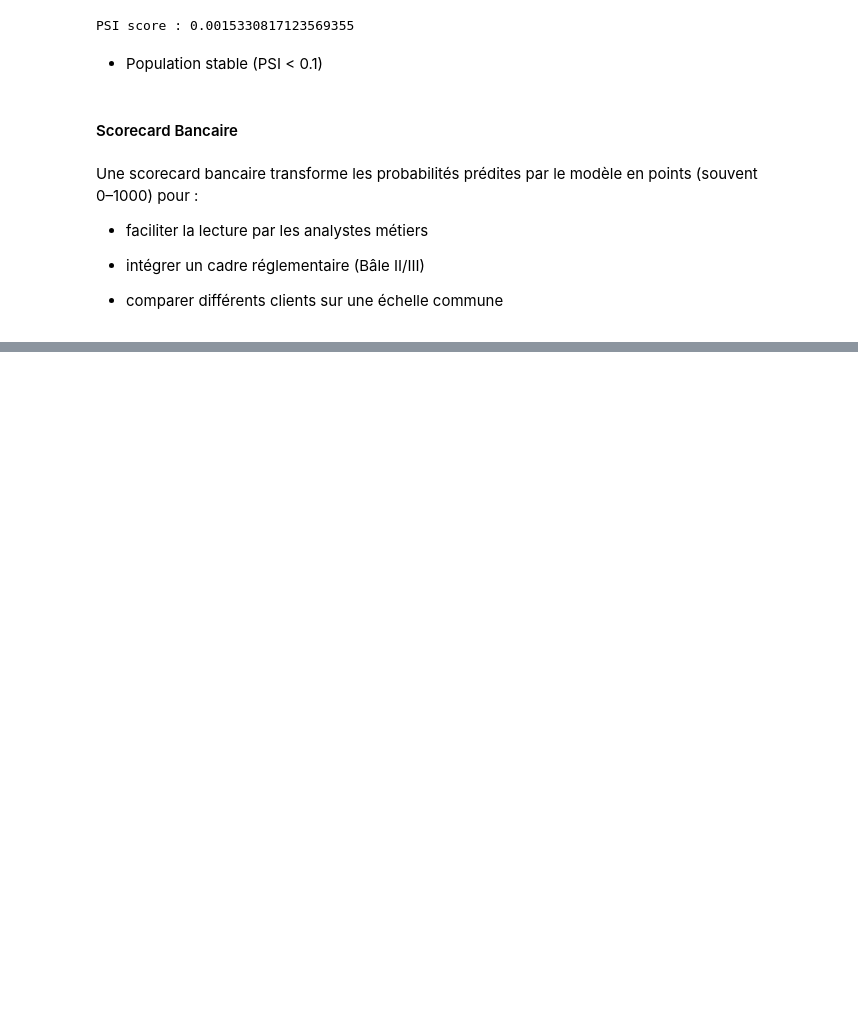
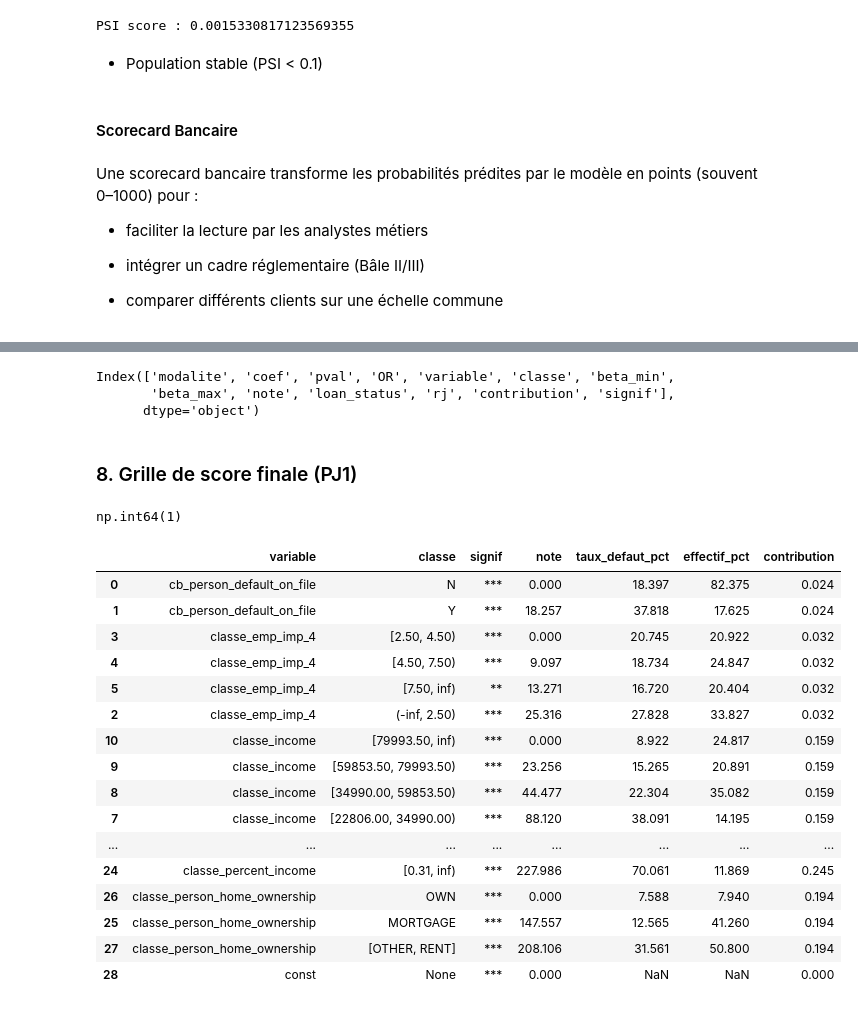
Before and after one commit to jbcheze/Scoring_Project, a Jupyter notebook: notebook/exploration.ipynb, the cells around one changed output, grey strips where cells are left out. Saved outputs shown, nothing was run; the diff lists cells and outputs as text; code cells hidden in the pictures; blank space fills up the shorter version.

Commit message:
Grille de Score

```diff
--- a/notebook/exploration.ipynb
+++ b/notebook/exploration.ipynb
@@ -1022,0 +1189,4 @@ Une scorecard bancaire transforme les probabilités prédites par le modèle en
+# %%
+score_df['note'] = (
+    (score_df['coef'] - score_df['beta_min']) / denominator * 1000
+).clip(0, 1000)
@@ -1022,0 +1254,67 @@ Une scorecard bancaire transforme les probabilités prédites par le modèle en
+# %%
+def weighted_mean(x, w):
+    return (x * w).sum() / w.sum()
+
+dispersion = {}
+for var, dfv in score_df.groupby('variable'):
+    w = dfv['rj'].fillna(0)
+    n = dfv['note']
+    if w.sum() == 0:
+        disp = 0
+    else:
+        n_bar = weighted_mean(n, w)
+        disp = np.sqrt((w * (n - n_bar)**2).sum())
+    dispersion[var] = disp
+
+total_disp = sum(dispersion.values())
+
+score_df['contribution'] = score_df['variable'].map(
+    lambda v: dispersion[v] / total_disp if total_disp > 0 else 0
+)
+# %%
+def signif(p):
+    if p < 0.001: return '***'
+    if p < 0.01:  return '**'
+    if p < 0.05:  return '*'
+    return ''
+
+score_df['signif'] = score_df['pval'].apply(signif)
+# %%
+print(score_df.columns)
+# %% [output]
+Index(['modalite', 'coef', 'pval', 'OR', 'variable', 'classe', 'beta_min',
+       'beta_max', 'note', 'loan_status', 'rj', 'contribution', 'signif'],
+      dtype='object')
+# %% [markdown]
+### 8. Grille de score finale (PJ1)
+# %%
+final_scorecard = (
+    score_df
+    .sort_values(['variable','note'])
+    [['variable','classe','signif','note',
+      'taux_defaut_pct','effectif_pct','contribution']]
+)
+
+final_scorecard.groupby(['variable','classe']).size().max()
+# %% [output]
+np.int64(1)
+# %%
+final_scorecard
+# %% [output]
+|  | variable | classe | signif | note | taux_defaut_pct | effectif_pct | contribution |
+| 0 | cb_person_default_on_file | N | *** | 0.000 | 18.397 | 82.375 | 0.024 |
+| 1 | cb_person_default_on_file | Y | *** | 18.257 | 37.818 | 17.625 | 0.024 |
+| 3 | classe_emp_imp_4 | [2.50, 4.50) | *** | 0.000 | 20.745 | 20.922 | 0.032 |
+| 4 | classe_emp_imp_4 | [4.50, 7.50) | *** | 9.097 | 18.734 | 24.847 | 0.032 |
+| 5 | classe_emp_imp_4 | [7.50, inf) | ** | 13.271 | 16.720 | 20.404 | 0.032 |
+| 2 | classe_emp_imp_4 | (-inf, 2.50) | *** | 25.316 | 27.828 | 33.827 | 0.032 |
+| 10 | classe_income | [79993.50, inf) | *** | 0.000 | 8.922 | 24.817 | 0.159 |
+| 9 | classe_income | [59853.50, 79993.50) | *** | 23.256 | 15.265 | 20.891 | 0.159 |
+| 8 | classe_income | [34990.00, 59853.50) | *** | 44.477 | 22.304 | 35.082 | 0.159 |
+| 7 | classe_income | [22806.00, 34990.00) | *** | 88.120 | 38.091 | 14.195 | 0.159 |
+| ... | ... | ... | ... | ... | ... | ... | ... |
+| 24 | classe_percent_income | [0.31, inf) | *** | 227.986 | 70.061 | 11.869 | 0.245 |
+| 26 | classe_person_home_ownership | OWN | *** | 0.000 | 7.588 | 7.940 | 0.194 |
+| 25 | classe_person_home_ownership | MORTGAGE | *** | 147.557 | 12.565 | 41.260 | 0.194 |
+| 27 | classe_person_home_ownership | [OTHER, RENT] | *** | 208.106 | 31.561 | 50.800 | 0.194 |
+| 28 | const | None | *** | 0.000 | NaN | NaN | 0.000 |
```
Also changed, not shown: parts of 24 cells of this notebook.
